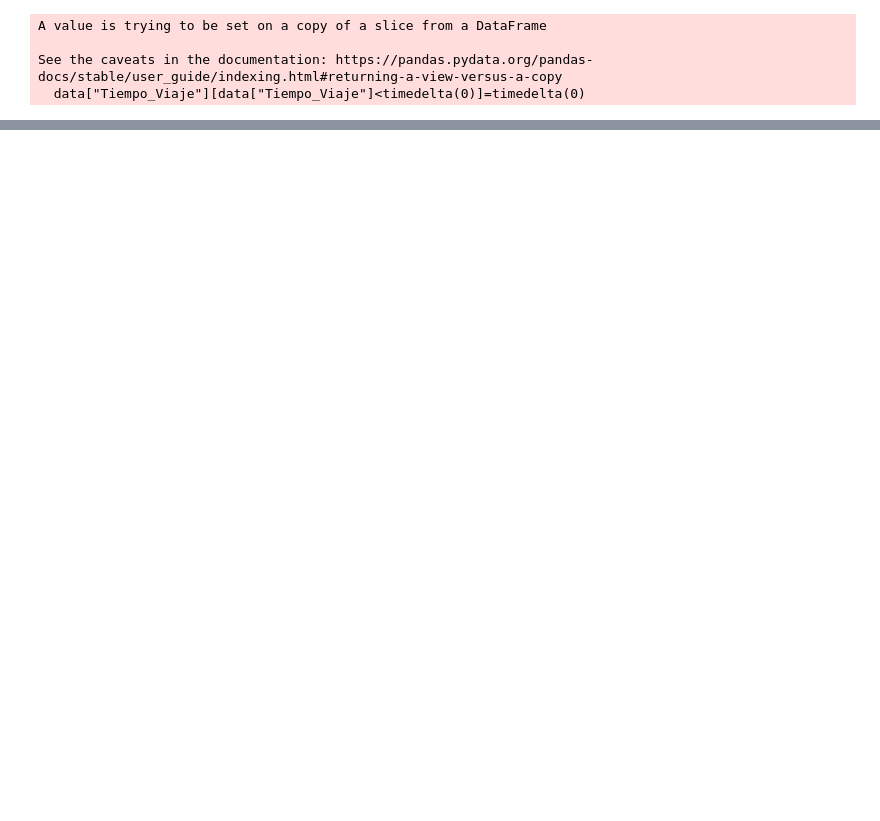
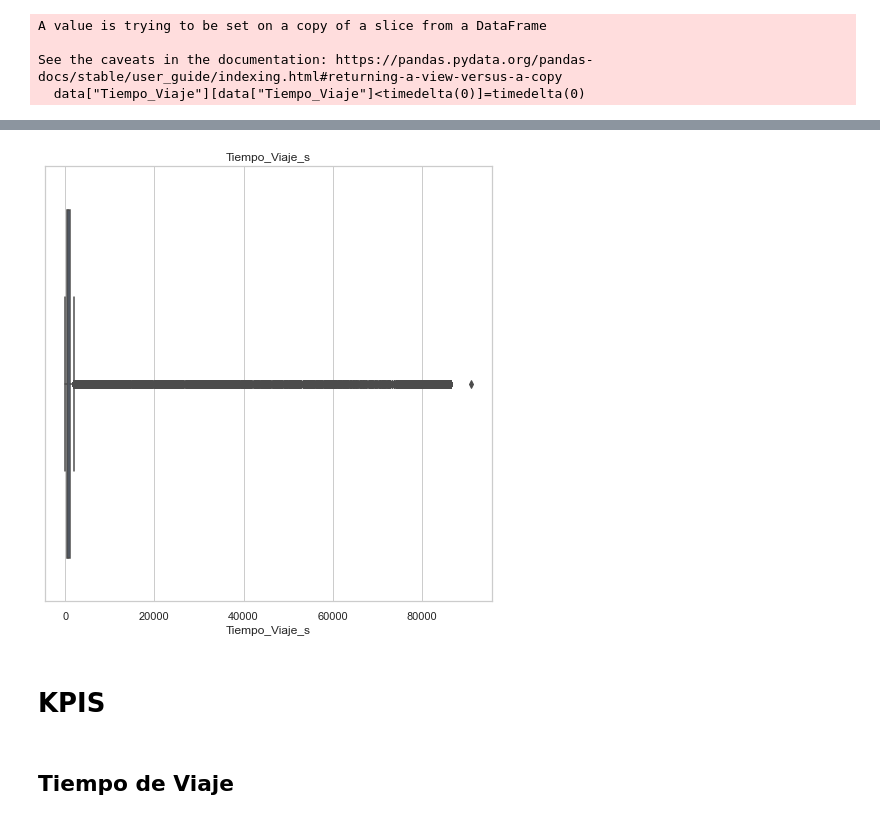
Before and after one commit to Ramirez-L/Proyecto_Taxis_Grupo_11, a Jupyter notebook: Exploracion/Dataset_Taxis.ipynb, the cells around one changed output, grey strips where cells are left out. Drawn from its saved outputs; the diff is of its cells as text; code cells hidden in the pictures; blank space fills up the shorter version.

```diff
--- a/Exploracion/Dataset_Taxis.ipynb
+++ b/Exploracion/Dataset_Taxis.ipynb
@@ -502,3 +576,15 @@ data["Tiempo_Viaje_s"]=[x.total_seconds() for x in data["Tiempo_Viaje"]]
+# %%
+sns.set(rc = {'figure.figsize':(8,8)})
+sns.set(style="whitegrid")
+sns.boxplot(x =data["Tiempo_Viaje_s"])
+plt.title(f"Tiempo_Viaje_s")
+plt.show()
+# %% [output]
+[figure, added]
+# %% [markdown]
+# KPIS
+# %% [markdown]
+## Tiempo de Viaje
 # %%
 data
 # %% [output]
```
Also changed, not shown: parts of 34 cells of this notebook.
